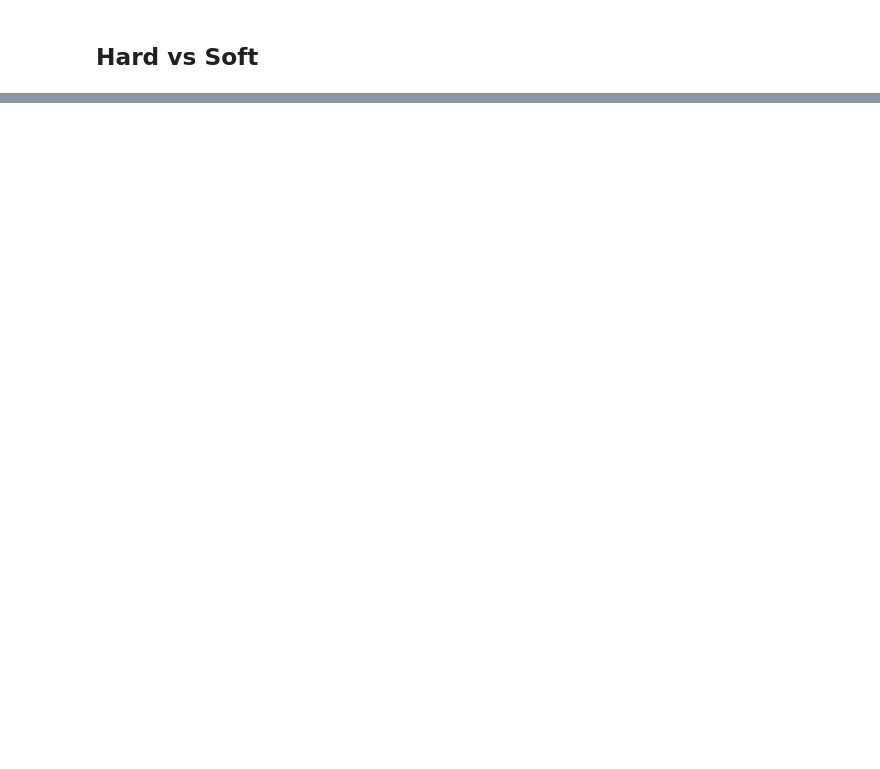
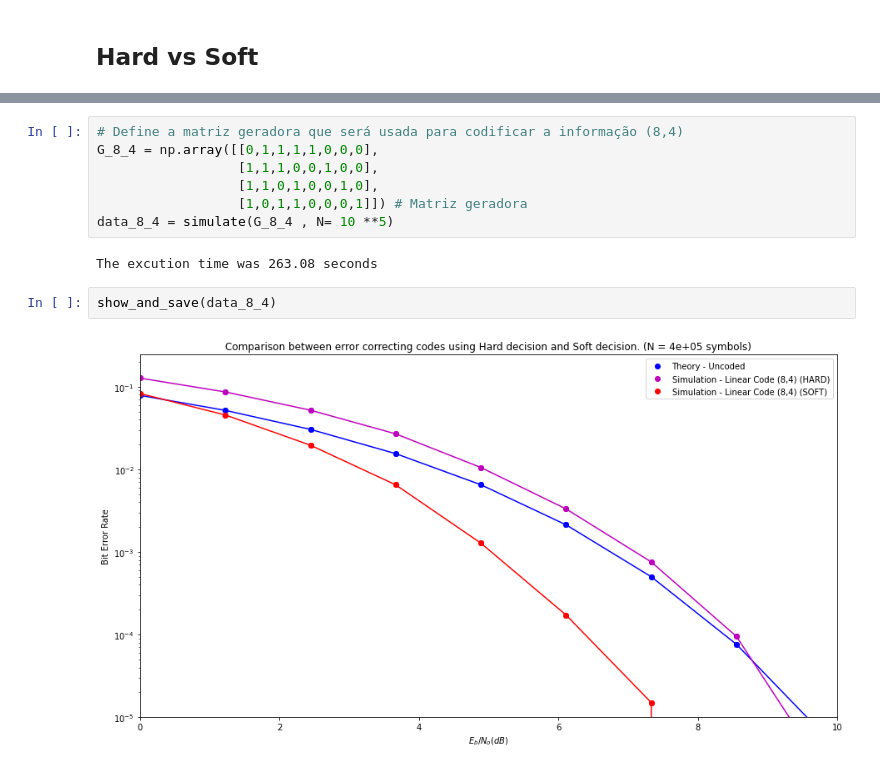
Before and after one commit to TheMatheusLs/ECC_Hard_vs_Soft, a Jupyter notebook: Hard_vs_Soft.ipynb, the cells around one changed output, grey strips where cells are left out. Drawn from its saved outputs; the diff is of its cells as text; blank space fills up the shorter version.

```diff
--- a/Hard_vs_Soft.ipynb
+++ b/Hard_vs_Soft.ipynb
@@ -265,0 +118,13 @@ The excution time was 2027.19 seconds
+# %%
+# Define a matriz geradora que será usada para codificar a informação (8,4)
+G_8_4 = np.array([[0,1,1,1,1,0,0,0],
+                  [1,1,1,0,0,1,0,0],
+                  [1,1,0,1,0,0,1,0],
+                  [1,0,1,1,0,0,0,1]]) # Matriz geradora
+data_8_4 = simulate(G_8_4 , N= 10 **5)
+# %% [output]
+The excution time was 263.08 seconds
+# %%
+show_and_save(data_8_4)
+# %% [output]
+[figure, added]
```
Also changed, not shown: parts of 11 cells of this notebook, 19 other files.
